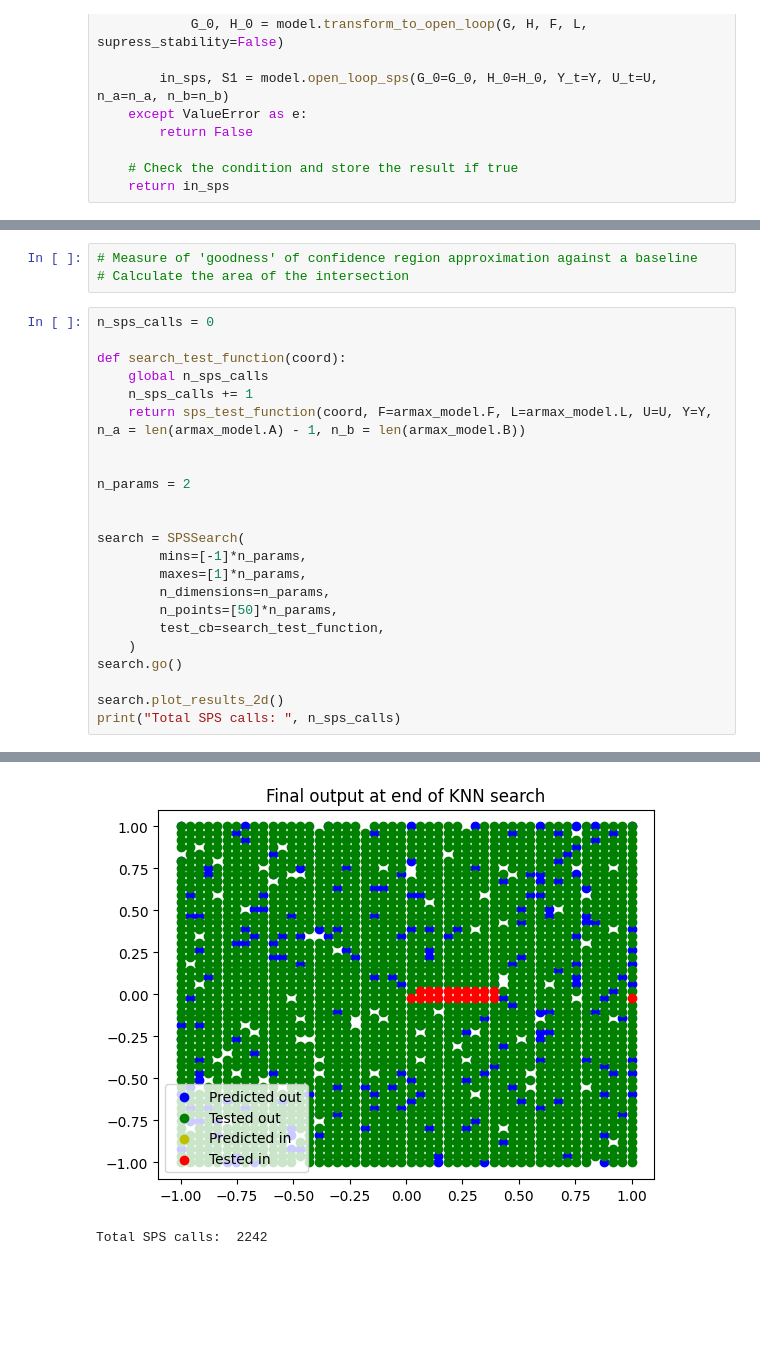
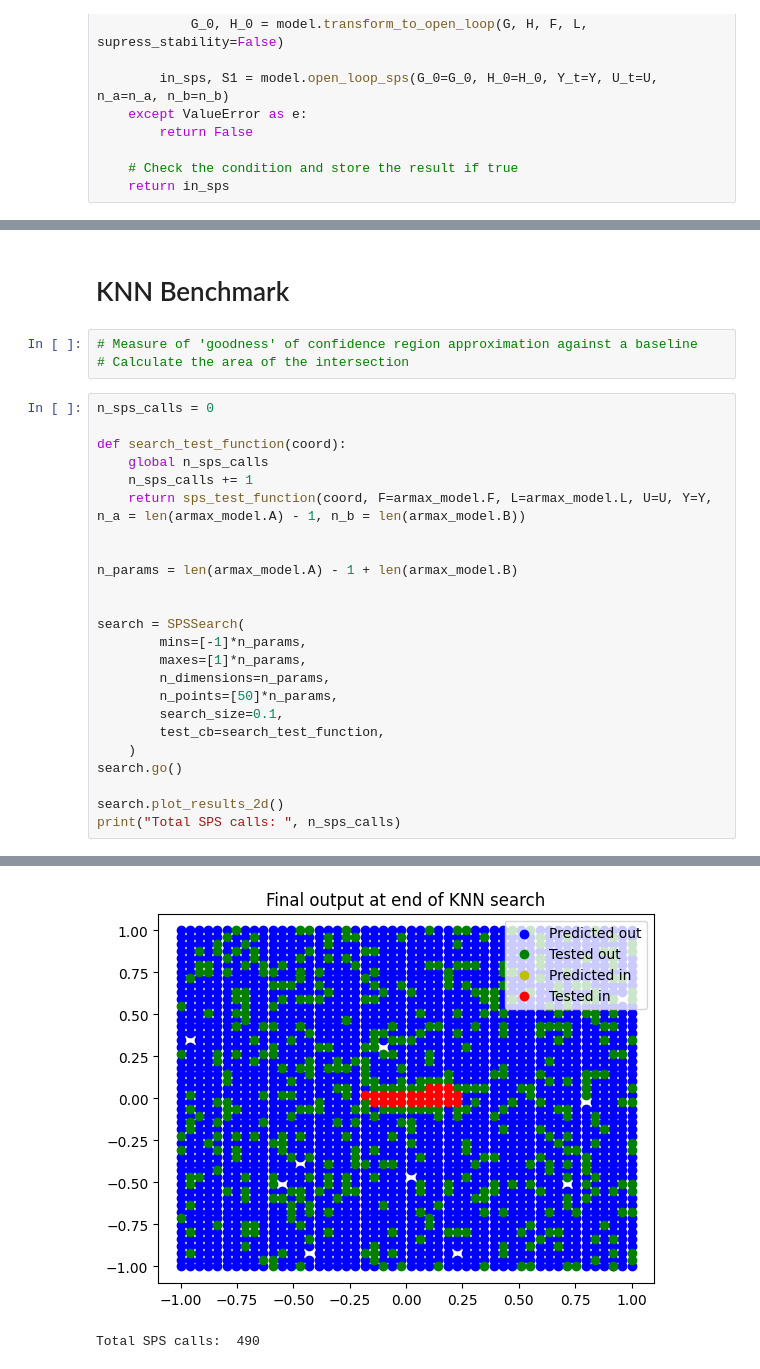
Before and after one commit to Muckthebuck/Learning-Dynamic-Systems, a Jupyter notebook: search/notebooks/search_benchmarking.ipynb, the cells around one changed output, grey strips where cells are left out. Drawn from its saved outputs; the diff is of its cells as text; blank space fills up the shorter version.

```diff
--- a/search/notebooks/search_benchmarking.ipynb
+++ b/search/notebooks/search_benchmarking.ipynb
@@ -83,3 +173,5 @@ def sps_test_function(params, F, L, U, Y, n_a, n_b):
+# %% [markdown]
+# KNN Benchmark
 # %%
 # Measure of 'goodness' of confidence region approximation against a baseline
 # Calculate the area of the intersection
@@ -92,7 +184,7 @@ def search_test_function(coord):
     return sps_test_function(coord, F=armax_model.F, L=armax_model.L, U=U, Y=Y, n_a = len(armax_model.A) - 1, n_b = len(armax_model.B))
 
 
-n_params = 2
+n_params = len(armax_model.A) - 1 + len(armax_model.B)
 
 
 search = SPSSearch(
@@ -100,6 +192,7 @@ search = SPSSearch(
         maxes=[1]*n_params,
         n_dimensions=n_params,
         n_points=[50]*n_params,
+        search_size=0.1,
         test_cb=search_test_function,
     )
 search.go()
@@ -111,2 +204,2 @@ print("Total SPS calls: ", n_sps_calls)
-[figure, old version]
+[figure, new version]
-Total SPS calls:  2242
+Total SPS calls:  490
```
Also changed, not shown: parts of 8 cells of this notebook.
